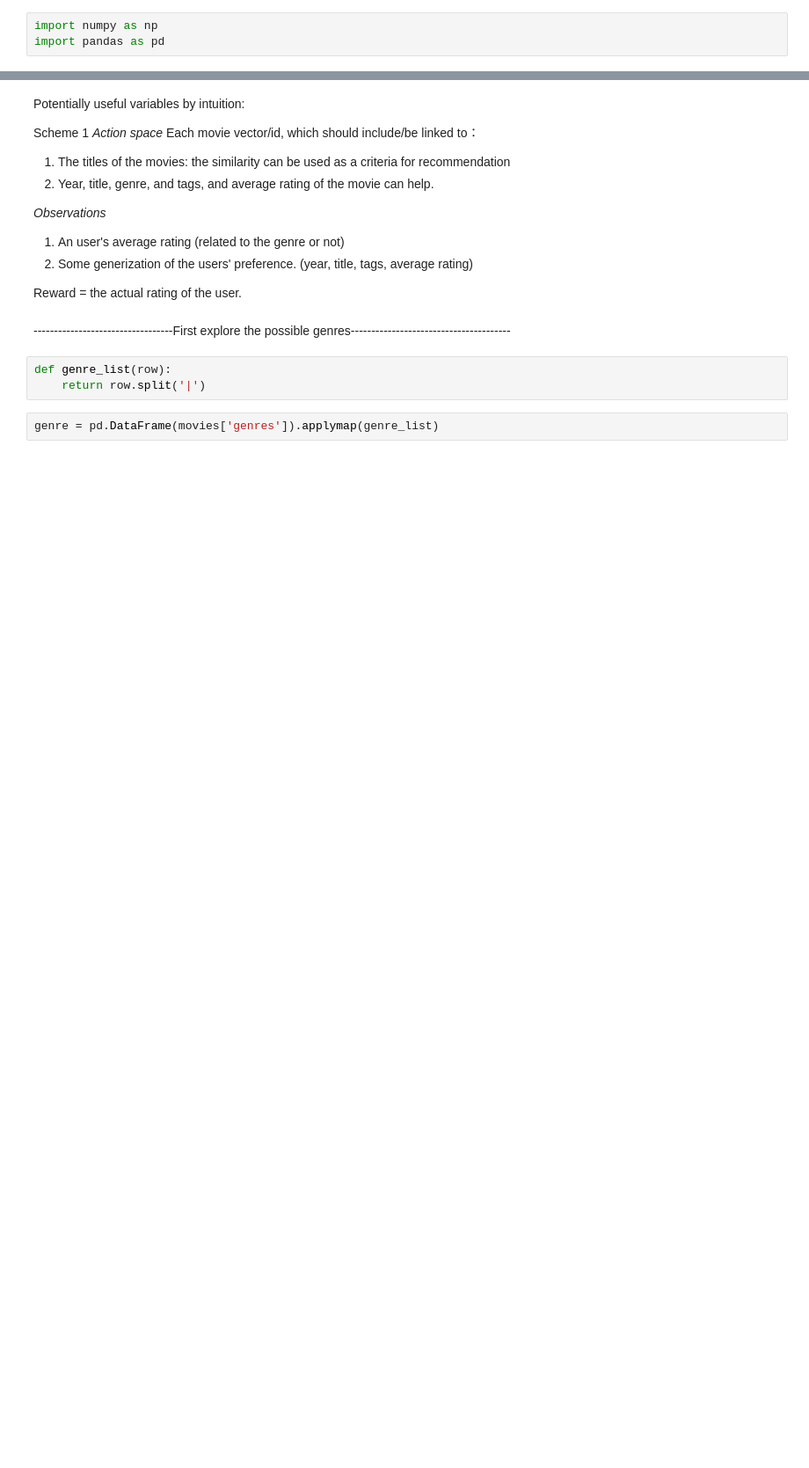
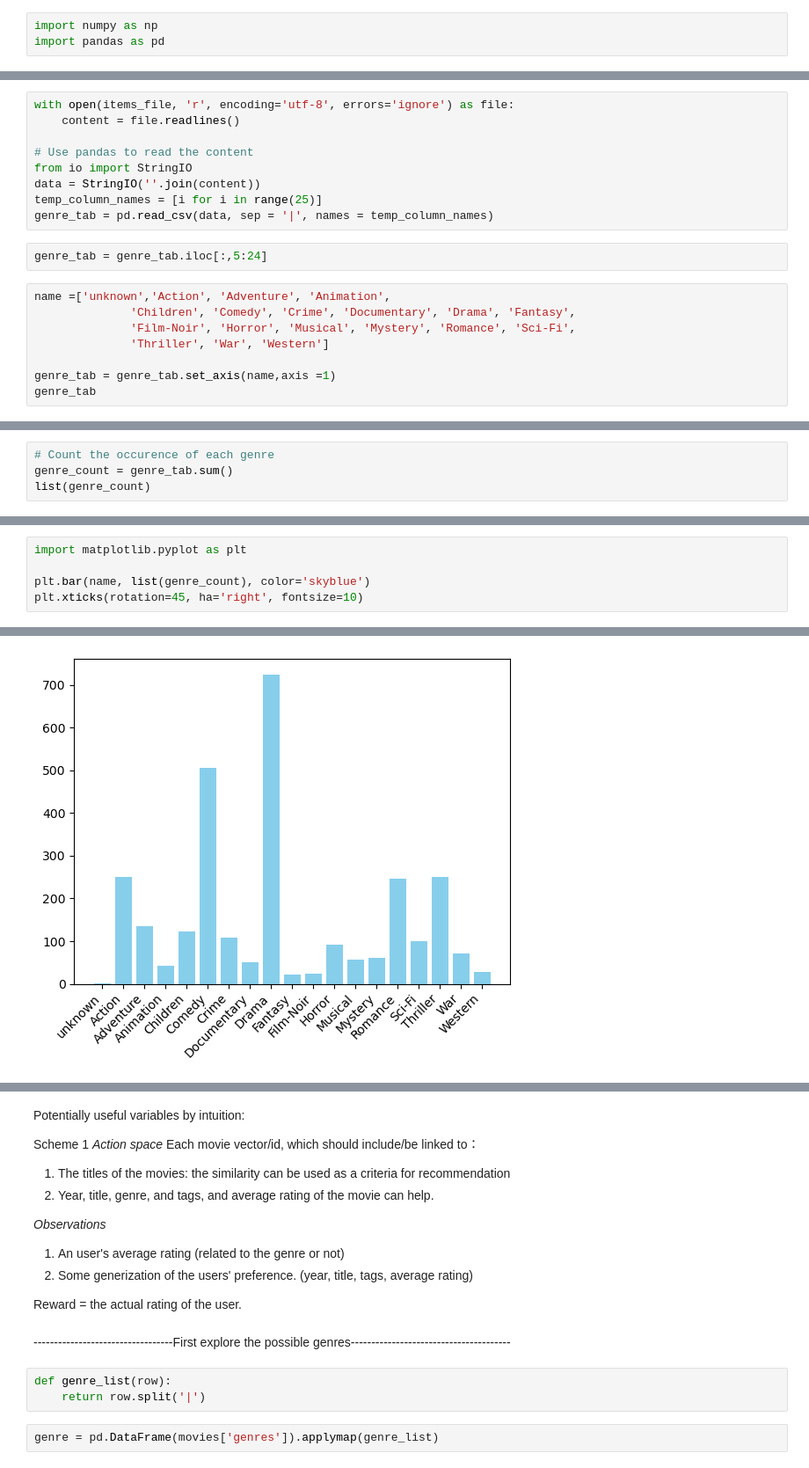
Before and after one commit to NGYeung/RL-playground, a Jupyter notebook: Movie_Recommender/Movie_EDA.ipynb, the cells around one changed output, grey strips where cells are left out. Shown at 88% size. Saved outputs shown, nothing was run; the diff lists cells and outputs as text; blank space fills up the shorter version.

```diff
--- a/Movie_Recommender/Movie_EDA.ipynb
+++ b/Movie_Recommender/Movie_EDA.ipynb
@@ -77,0 +92,19 @@ ratings
+# %%
+with open(items_file, 'r', encoding='utf-8', errors='ignore') as file:
+    content = file.readlines()
+
+# Use pandas to read the content
+from io import StringIO
+data = StringIO(''.join(content))
+temp_column_names = [i for i in range(25)]
+genre_tab = pd.read_csv(data, sep = '|', names = temp_column_names)
+# %%
+genre_tab = genre_tab.iloc[:,5:24]
+# %%
+name =['unknown','Action', 'Adventure', 'Animation',
+              'Children', 'Comedy', 'Crime', 'Documentary', 'Drama', 'Fantasy',
+              'Film-Noir', 'Horror', 'Musical', 'Mystery', 'Romance', 'Sci-Fi',
+              'Thriller', 'War', 'Western']
+
+genre_tab = genre_tab.set_axis(name,axis =1)
+genre_tab
@@ -77,0 +125,4 @@ ratings
+# %%
+# Count the occurence of each genre
+genre_count = genre_tab.sum()
+list(genre_count)
@@ -77,0 +149,6 @@ ratings
+# %%
+import matplotlib.pyplot as plt
+
+plt.bar(name, list(genre_count), color='skyblue')
+plt.xticks(rotation=45, ha='right', fontsize=10)
+# %% [output]
@@ -77,0 +175 @@ ratings
+[figure, added]
```
Also changed, not shown: parts of 32 cells of this notebook.
